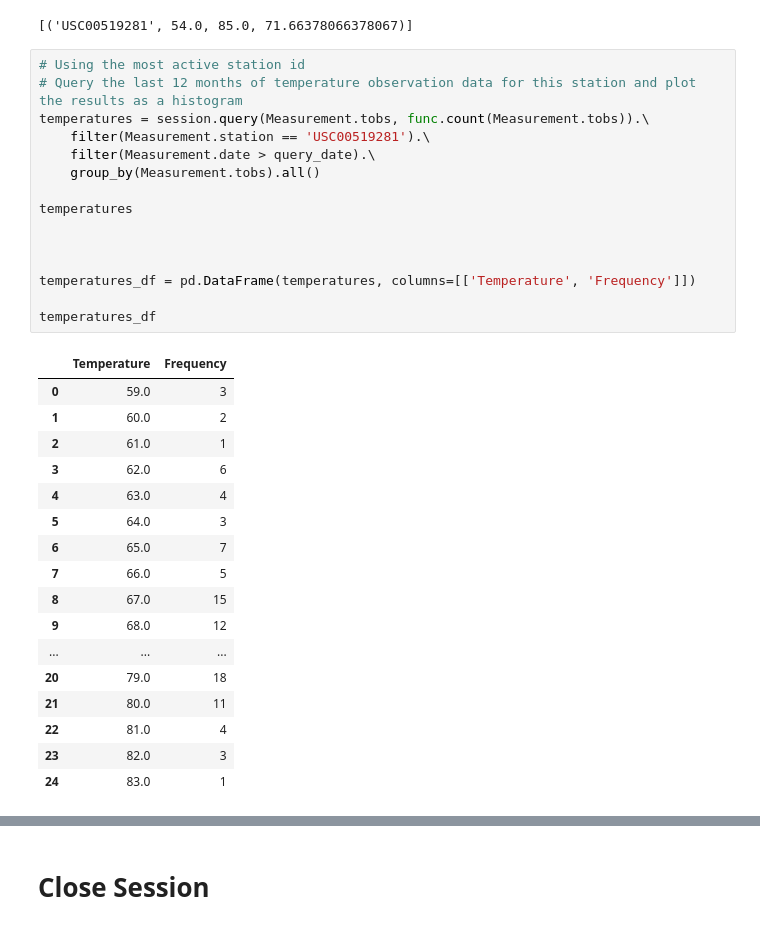
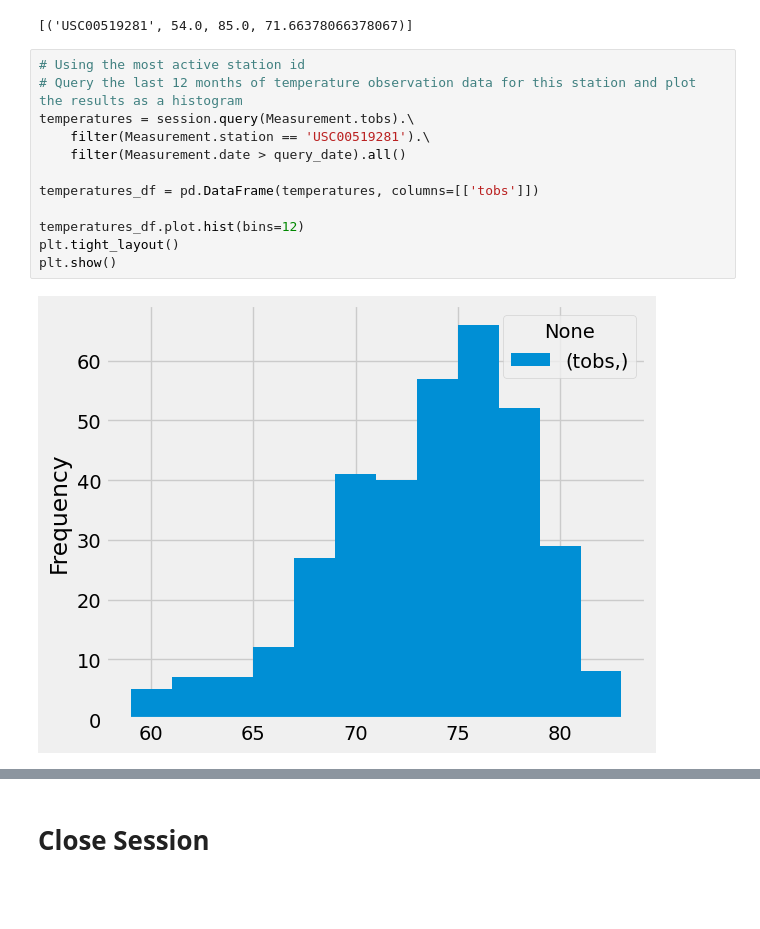
Before and after one commit to ECPrice1/sqlalchemy-challenge, a Jupyter notebook: SurfsUp/climate.ipynb, the cells around one changed output, grey strips where cells are left out. Saved outputs shown, nothing was run; the diff lists cells and outputs as text; blank space fills up the shorter version.

```diff
--- a/SurfsUp/climate.ipynb
+++ b/SurfsUp/climate.ipynb
@@ -166,33 +140,14 @@ session.query(Measurement.station, func.min(Measurement.tobs), func.max(Measurem
 # %%
 # Using the most active station id
 # Query the last 12 months of temperature observation data for this station and plot the results as a histogram
-temperatures = session.query(Measurement.tobs, func.count(Measurement.tobs)).\
+temperatures = session.query(Measurement.tobs).\
     filter(Measurement.station == 'USC00519281').\
-    filter(Measurement.date > query_date).\
-    group_by(Measurement.tobs).all()
+    filter(Measurement.date > query_date).all()
 
-temperatures
+temperatures_df = pd.DataFrame(temperatures, columns=[['tobs']])
 
-
-
-temperatures_df = pd.DataFrame(temperatures, columns=[['Temperature', 'Frequency']])
-
-temperatures_df
+temperatures_df.plot.hist(bins=12)
+plt.tight_layout()
+plt.show()
 # %% [output]
-|  | Temperature | Frequency |
-| 0 | 59.0 | 3 |
-| 1 | 60.0 | 2 |
-| 2 | 61.0 | 1 |
-| 3 | 62.0 | 6 |
-| 4 | 63.0 | 4 |
-| 5 | 64.0 | 3 |
-| 6 | 65.0 | 7 |
-| 7 | 66.0 | 5 |
-| 8 | 67.0 | 15 |
-| 9 | 68.0 | 12 |
-| ... | ... | ... |
-| 20 | 79.0 | 18 |
-| 21 | 80.0 | 11 |
-| 22 | 81.0 | 4 |
-| 23 | 82.0 | 3 |
-| 24 | 83.0 | 1 |
+[figure, added]
```
Also changed, not shown: parts of 7 cells of this notebook, 1 other file.
